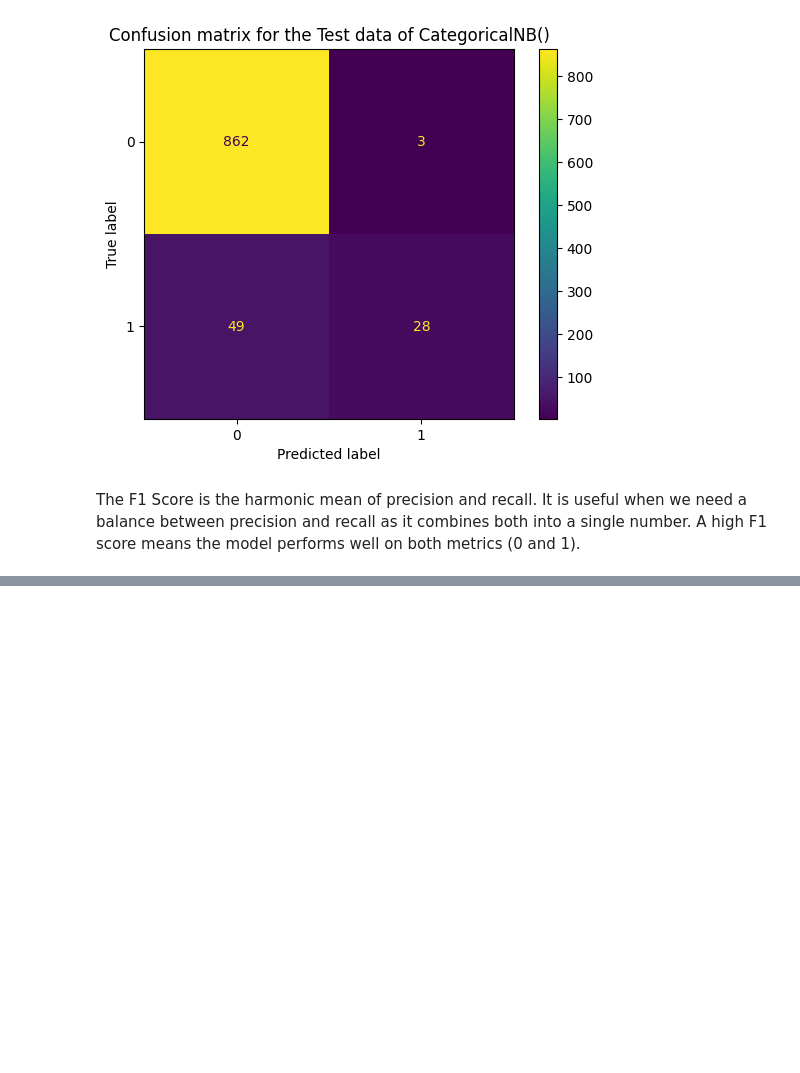
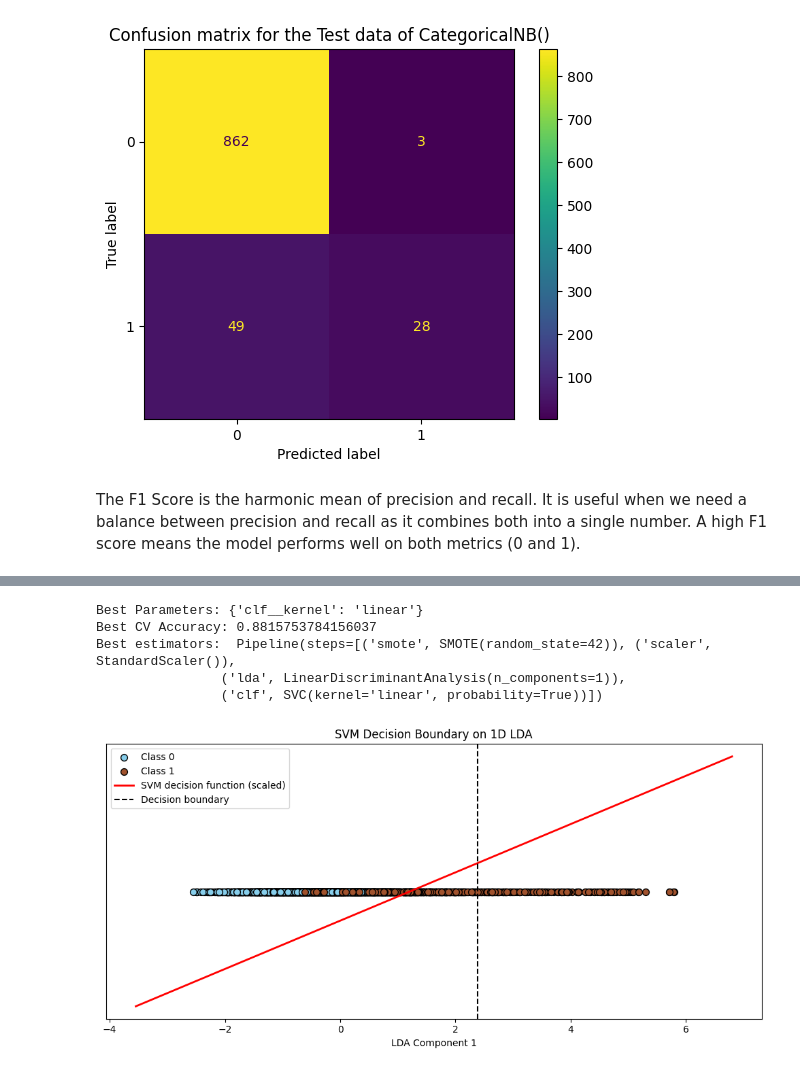
Before and after one commit to CharalamposZisis/Bank-Loan-Classification, a Jupyter notebook: main.ipynb, the cells around one changed output, grey strips where cells are left out. Cells and saved outputs as stored; diff of their text form; code cells hidden in the pictures; blank space fills up the shorter version.

```diff
--- a/main.ipynb
+++ b/main.ipynb
@@ -600,0 +656,57 @@ The F1 Score is the harmonic mean of precision and recall. It is useful when we
+# %%
+# Results
+print("Best Parameters:", gsc.best_params_)
+print("Best CV Accuracy:", gsc.best_score_)
+print('Best estimators: ',gsc.best_estimator_)
+# %% [output]
+Best Parameters: {'clf__kernel': 'linear'}
+Best CV Accuracy: 0.8815753784156037
+Best estimators:  Pipeline(steps=[('smote', SMOTE(random_state=42)), ('scaler', StandardScaler()),
+                ('lda', LinearDiscriminantAnalysis(n_components=1)),
+                ('clf', SVC(kernel='linear', probability=True))])
+# %%
+import matplotlib.pyplot as plt
+import numpy as np
+
+# Extract best estimator
+best_model = gsc.best_estimator_
+
+# Transform training data through scaler + LDA
+X_train_scaled = best_model.named_steps['scaler'].fit_transform(X_train)
+X_train_lda = best_model.named_steps['lda'].fit_transform(X_train_scaled, y_train)
+
+# Fit classifier on LDA-transformed data
+clf_1d = best_model.named_steps['clf']
+clf_1d.fit(X_train_lda, y_train)
+
+# Create points along the LDA axis
+x_vals = np.linspace(X_train_lda.min()-1, X_train_lda.max()+1, 500).reshape(-1, 1)
+y_decision = clf_1d.decision_function(x_vals)
+
+# Find decision boundary (where decision_function = 0)
+boundary_x = x_vals[np.argmin(np.abs(y_decision))][0]
+
+# Plot
+plt.figure(figsize=(10, 5))
+
+# Plot 1D scatter of classes along LDA axis
+plt.scatter(X_train_lda[y_train == 0], np.zeros_like(X_train_lda[y_train == 0]),
+            color='skyblue', edgecolors='k', label='Class 0', s=50)
+plt.scatter(X_train_lda[y_train == 1], np.zeros_like(X_train_lda[y_train == 1]),
+            color='sienna', edgecolors='k', label='Class 1', s=50)
+
+# Plot decision function (optional, slightly shifted up for visibility)
+plt.plot(x_vals, y_decision / np.max(np.abs(y_decision)) * 0.5 + 0.1,
+         color='red', linewidth=2, label='SVM decision function (scaled)')
+
+# Plot decision boundary
+plt.axvline(x=boundary_x, color='black', linestyle='--', label='Decision boundary')
+
+plt.xlabel("LDA Component 1")
+plt.yticks([])
+plt.title("SVM Decision Boundary on 1D LDA")
+plt.legend()
+plt.tight_layout()
+plt.show()
+# %% [output]
+[figure, added]
```
Also changed, not shown: parts of 5 cells of this notebook, 1 other file.
